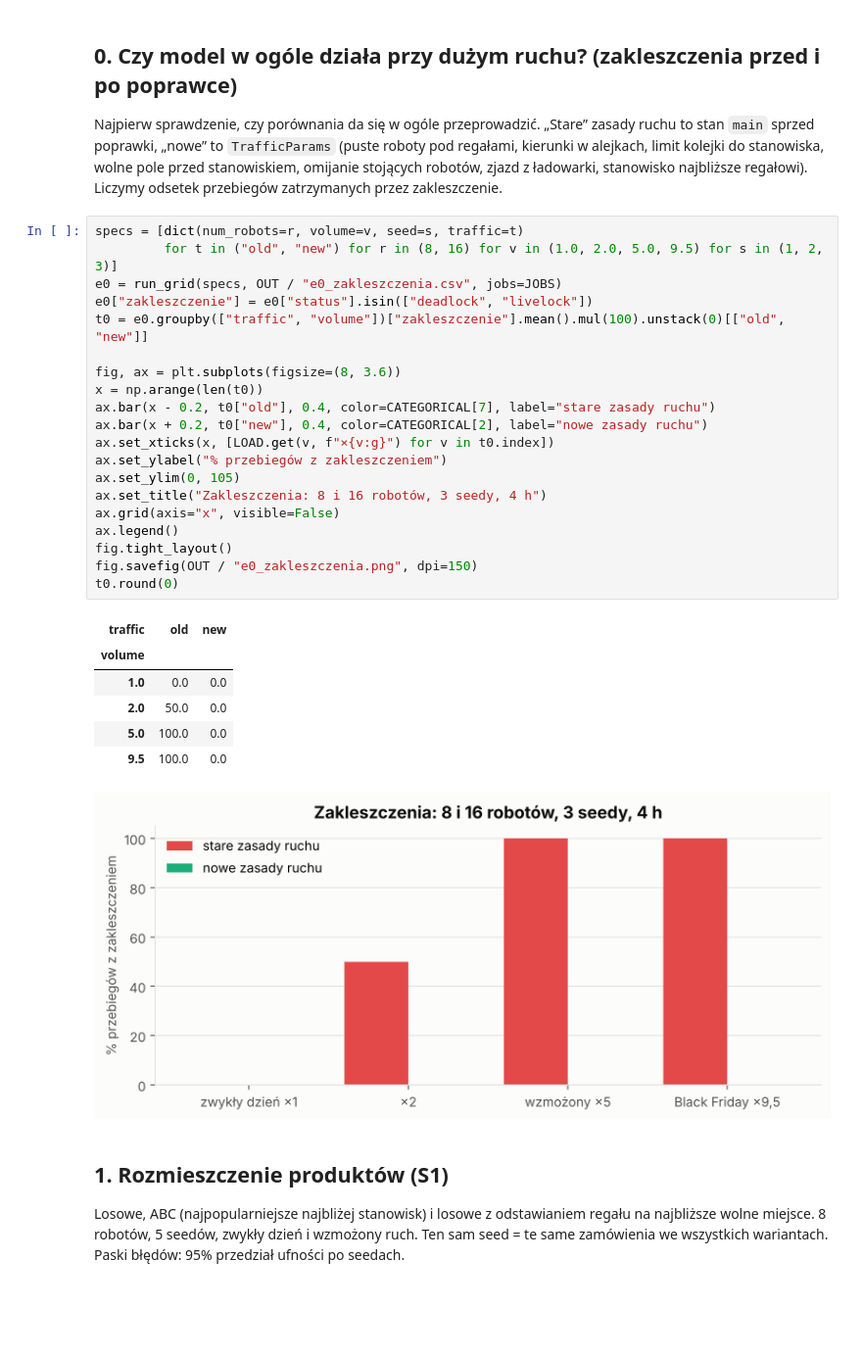
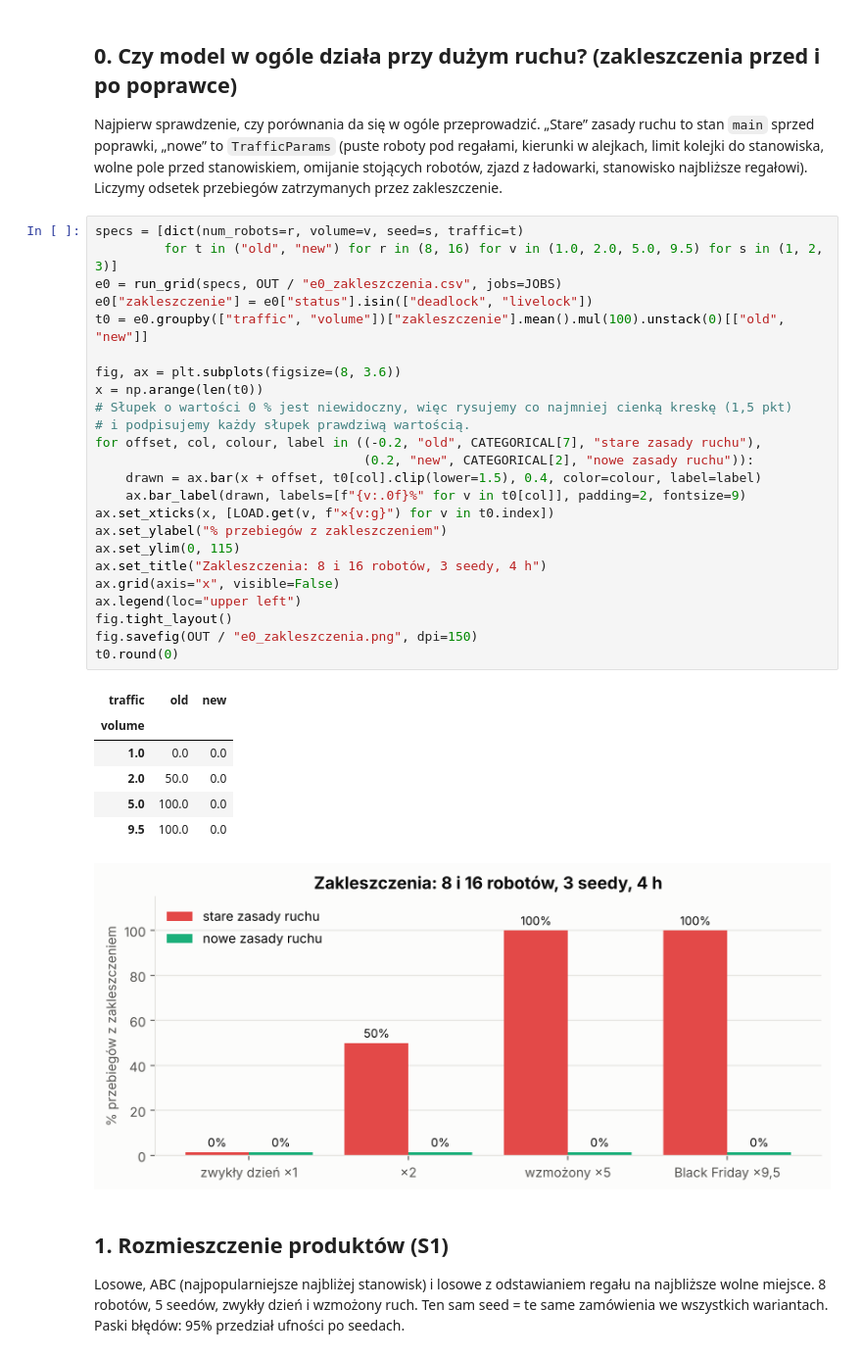
Before and after one commit to w3rr0/SSD, a Jupyter notebook: notebooks/porownania.ipynb, the cells around one changed output. Shown at 98% size. Cells and saved outputs as stored; diff of their text form; blank space fills up the shorter version.

```diff
--- a/notebooks/porownania.ipynb
+++ b/notebooks/porownania.ipynb
@@ -69,31 +69,35 @@ zakleszczenie.
 # %%
 specs = [dict(num_robots=r, volume=v, seed=s, traffic=t)
          for t in ("old", "new") for r in (8, 16) for v in (1.0, 2.0, 5.0, 9.5) for s in (1, 2, 3)]
 e0 = run_grid(specs, OUT / "e0_zakleszczenia.csv", jobs=JOBS)
 e0["zakleszczenie"] = e0["status"].isin(["deadlock", "livelock"])
 t0 = e0.groupby(["traffic", "volume"])["zakleszczenie"].mean().mul(100).unstack(0)[["old", "new"]]
 
 fig, ax = plt.subplots(figsize=(8, 3.6))
 x = np.arange(len(t0))
-ax.bar(x - 0.2, t0["old"], 0.4, color=CATEGORICAL[7], label="stare zasady ruchu")
-ax.bar(x + 0.2, t0["new"], 0.4, color=CATEGORICAL[2], label="nowe zasady ruchu")
+# Słupek o wartości 0 % jest niewidoczny, więc rysujemy co najmniej cienką kreskę (1,5 pkt)
+# i podpisujemy każdy słupek prawdziwą wartością.
+for offset, col, colour, label in ((-0.2, "old", CATEGORICAL[7], "stare zasady ruchu"),
+                                   (0.2, "new", CATEGORICAL[2], "nowe zasady ruchu")):
+    drawn = ax.bar(x + offset, t0[col].clip(lower=1.5), 0.4, color=colour, label=label)
+    ax.bar_label(drawn, labels=[f"{v:.0f}%" for v in t0[col]], padding=2, fontsize=9)
 ax.set_xticks(x, [LOAD.get(v, f"×{v:g}") for v in t0.index])
 ax.set_ylabel("% przebiegów z zakleszczeniem")
-ax.set_ylim(0, 105)
+ax.set_ylim(0, 115)
 ax.set_title("Zakleszczenia: 8 i 16 robotów, 3 seedy, 4 h")
 ax.grid(axis="x", visible=False)
-ax.legend()
+ax.legend(loc="upper left")
 fig.tight_layout()
 fig.savefig(OUT / "e0_zakleszczenia.png", dpi=150)
 t0.round(0)
 # %% [output]
 | traffic | old | new |
 | volume |  |  |
 | 1.0 | 0.0 | 0.0 |
 | 2.0 | 50.0 | 0.0 |
 | 5.0 | 100.0 | 0.0 |
 | 9.5 | 100.0 | 0.0 |
-[figure, old version]
+[figure, new version]
 # %% [markdown]
 ## 1. Rozmieszczenie produktów (S1)
 
```
Also changed, not shown: parts of 4 cells of this notebook, 2 other files.
